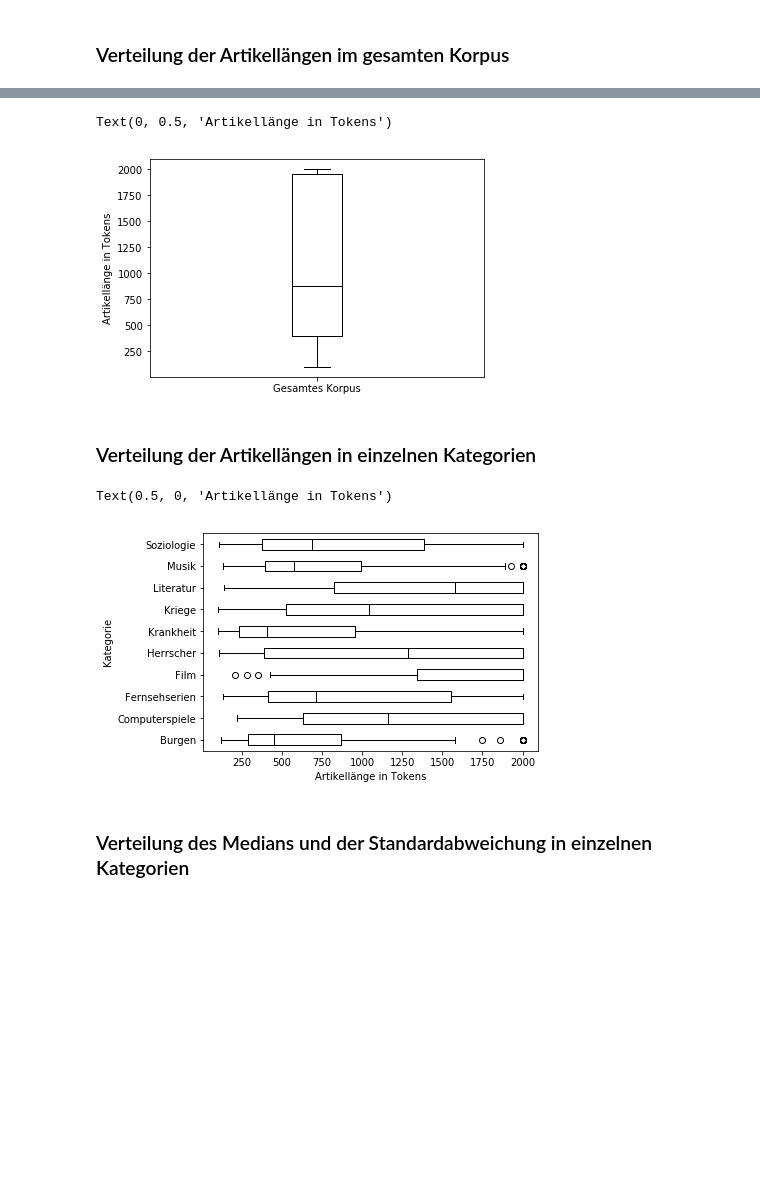
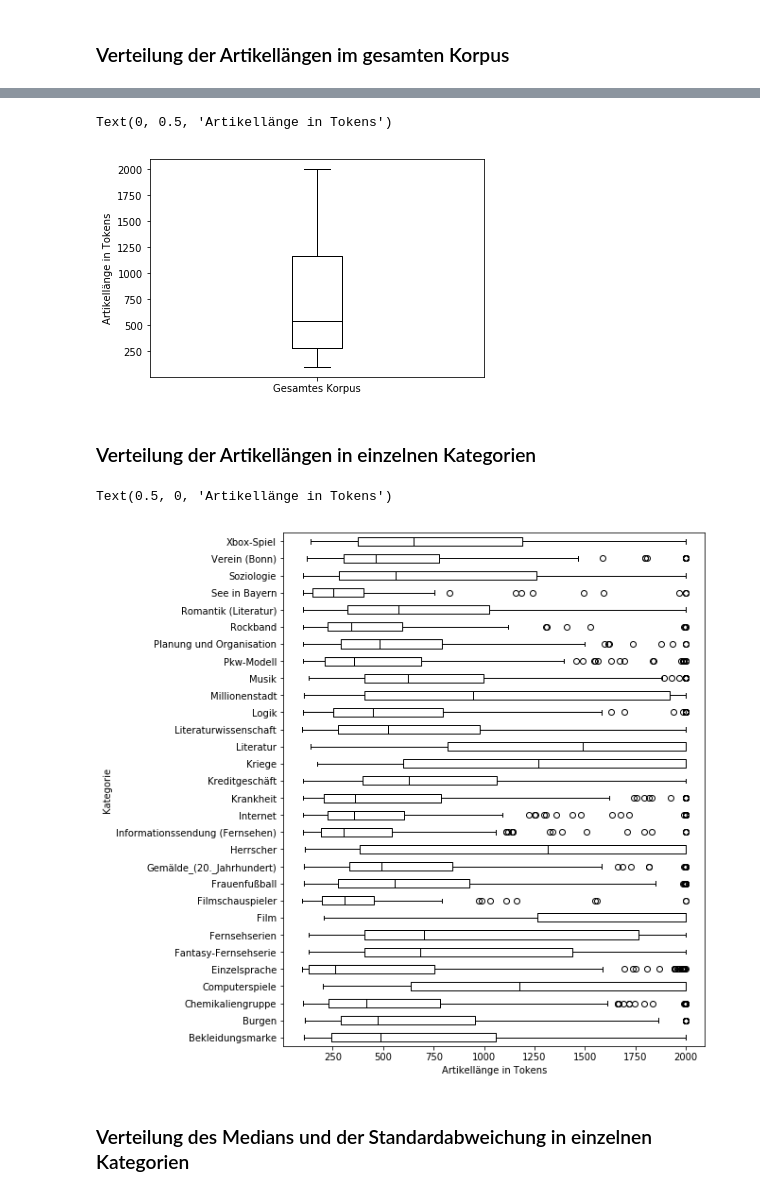
Before and after one commit to severinsimmler/word-embeddings, a Jupyter notebook: notebooks/overview.ipynb, the cells around one changed output, grey strips where cells are left out. Saved outputs shown, nothing was run; the diff lists cells and outputs as text; code cells hidden in the pictures; blank space fills up the shorter version.

Commit message:
feat: add data

```diff
--- a/notebooks/overview.ipynb
+++ b/notebooks/overview.ipynb
@@ -10,4 +5,5 @@ categories = a.append(b).append(c)
 # %%
+categories = pd.read_csv("../data/final-corpus.csv")
 categories.head(5)
 # %% [output]
 |  | category | description | text | length |
@@ -41,7 +57,7 @@ ax.set_xticklabels(["Gesamtes Korpus"])
 ax.set_ylabel("Artikellänge in Tokens")
 # %% [output]
 Text(0, 0.5, 'Artikellänge in Tokens')
-[figure, old version]
+[figure, new version]
 # %% [markdown]
 ### Verteilung der Artikellängen in einzelnen Kategorien
 # %%
@@ -51,17 +67,17 @@ groups = dict()
 for category, articles in categories.groupby("category"):
     properties[category] = {"median": articles["length"].median(),
                             "std": articles["length"].std()}
-    groups[category] = articles["length"].tolist()
+    groups[category] = articles["length"].tolist()[:183]
 # %%
 properties = pd.DataFrame(properties).T
 groups = pd.DataFrame(groups)
 # %%
-ax = groups.plot.box(color="black", vert=False)
+ax = groups.plot.box(color="black", vert=False, figsize=(8, 10))
 ax.set_ylabel("Kategorie")
 ax.set_xlabel("Artikellänge in Tokens")
 # %% [output]
 Text(0.5, 0, 'Artikellänge in Tokens')
-[figure, old version]
+[figure, new version]
 # %% [markdown]
 ### Verteilung des Medians und der Standardabweichung in einzelnen Kategorien
 # %% [markdown]
```
Also changed, not shown: parts of 7 cells of this notebook.
